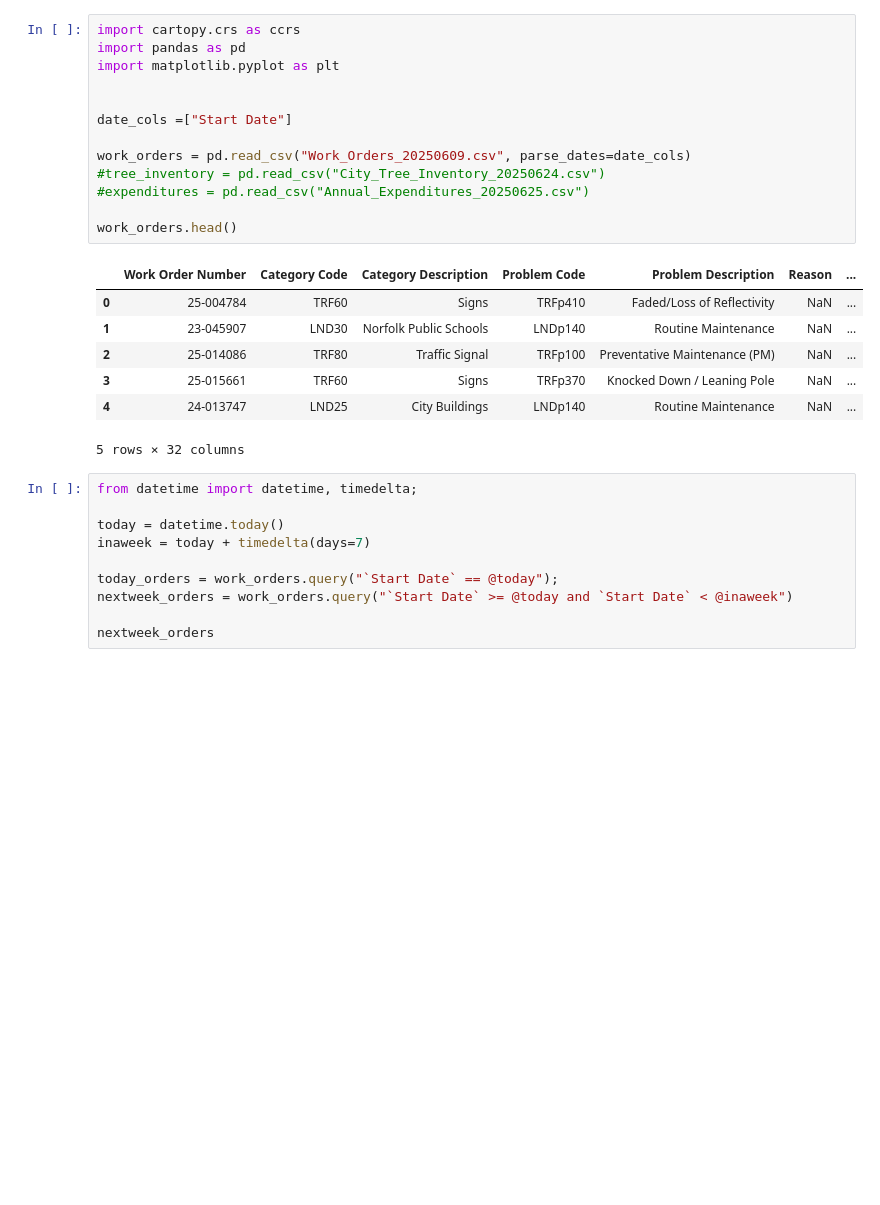
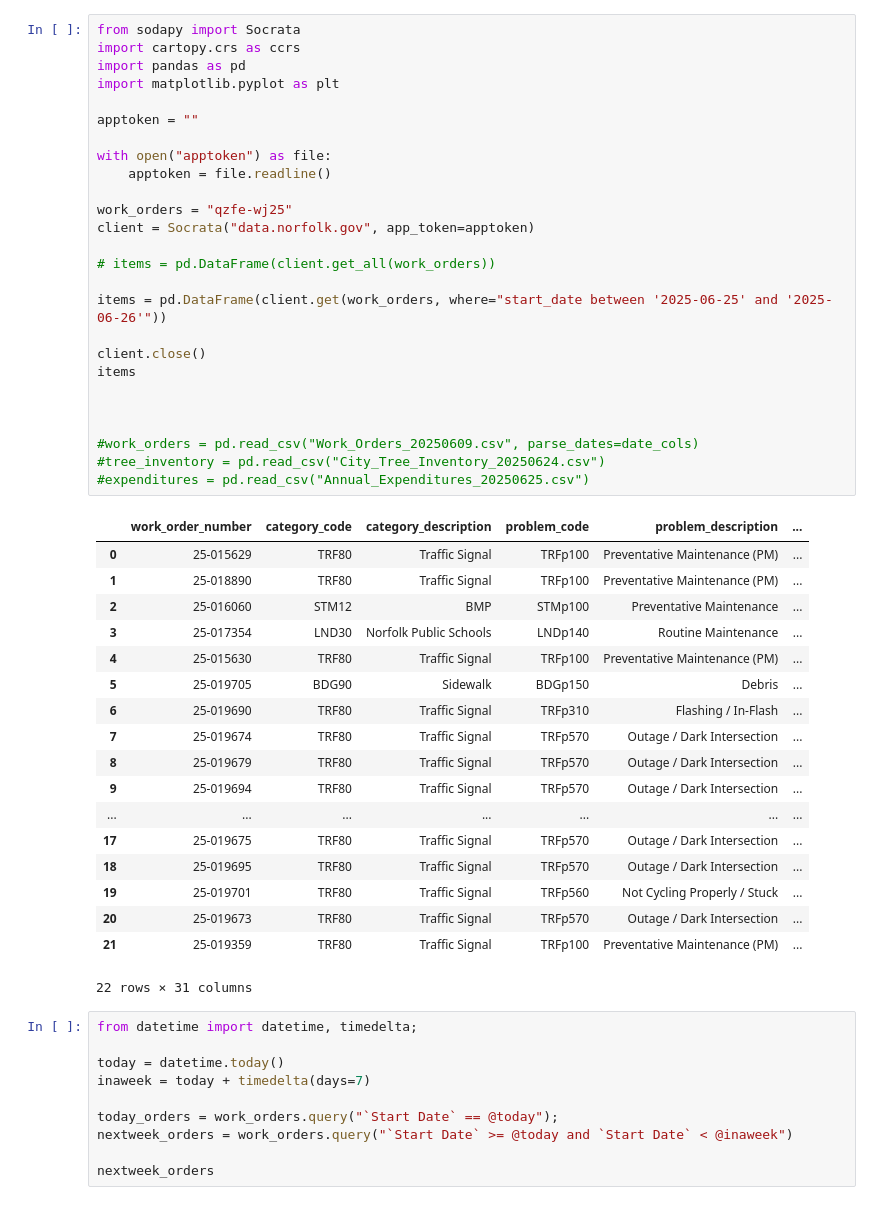
Before and after one commit to jedelman/WorkOrders, a Jupyter notebook: sandbox.ipynb, the cells around one changed output. Saved outputs shown, nothing was run; the diff lists cells and outputs as text; blank space fills up the shorter version.

```diff
--- a/sandbox.ipynb
+++ b/sandbox.ipynb
@@ -1,24 +1,48 @@
 # %%
+from sodapy import Socrata
 import cartopy.crs as ccrs
 import pandas as pd
 import matplotlib.pyplot as plt
 
+apptoken = ""
 
-date_cols =["Start Date"]
+with open("apptoken") as file:
+    apptoken = file.readline()
 
-work_orders = pd.read_csv("Work_Orders_20250609.csv", parse_dates=date_cols)
+work_orders = "qzfe-wj25"
+client = Socrata("data.norfolk.gov", app_token=apptoken)
+
+# items = pd.DataFrame(client.get_all(work_orders))
+
+items = pd.DataFrame(client.get(work_orders, where="start_date between '2025-06-25' and '2025-06-26'"))
+
+client.close()
+items
+
+
+
+#work_orders = pd.read_csv("Work_Orders_20250609.csv", parse_dates=date_cols)
 #tree_inventory = pd.read_csv("City_Tree_Inventory_20250624.csv")
 #expenditures = pd.read_csv("Annual_Expenditures_20250625.csv")
-
-work_orders.head()
 # %% [output]
-|  | Work Order Number | Category Code | Category Description | Problem Code | Problem Description | Reason | ... |
-| 0 | 25-004784 | TRF60 | Signs | TRFp410 | Faded/Loss of Reflectivity | NaN | ... |
-| 1 | 23-045907 | LND30 | Norfolk Public Schools | LNDp140 | Routine Maintenance | NaN | ... |
-| 2 | 25-014086 | TRF80 | Traffic Signal | TRFp100 | Preventative Maintenance (PM) | NaN | ... |
-| 3 | 25-015661 | TRF60 | Signs | TRFp370 | Knocked Down / Leaning Pole | NaN | ... |
-| 4 | 24-013747 | LND25 | City Buildings | LNDp140 | Routine Maintenance | NaN | ... |
+|  | work_order_number | category_code | category_description | problem_code | problem_description | ... |
+| 0 | 25-015629 | TRF80 | Traffic Signal | TRFp100 | Preventative Maintenance (PM) | ... |
+| 1 | 25-018890 | TRF80 | Traffic Signal | TRFp100 | Preventative Maintenance (PM) | ... |
+| 2 | 25-016060 | STM12 | BMP | STMp100 | Preventative Maintenance | ... |
+| 3 | 25-017354 | LND30 | Norfolk Public Schools | LNDp140 | Routine Maintenance | ... |
+| 4 | 25-015630 | TRF80 | Traffic Signal | TRFp100 | Preventative Maintenance (PM) | ... |
+| 5 | 25-019705 | BDG90 | Sidewalk | BDGp150 | Debris | ... |
+| 6 | 25-019690 | TRF80 | Traffic Signal | TRFp310 | Flashing / In-Flash | ... |
+| 7 | 25-019674 | TRF80 | Traffic Signal | TRFp570 | Outage / Dark Intersection | ... |
+| 8 | 25-019679 | TRF80 | Traffic Signal | TRFp570 | Outage / Dark Intersection | ... |
+| 9 | 25-019694 | TRF80 | Traffic Signal | TRFp570 | Outage / Dark Intersection | ... |
+| ... | ... | ... | ... | ... | ... | ... |
+| 17 | 25-019675 | TRF80 | Traffic Signal | TRFp570 | Outage / Dark Intersection | ... |
+| 18 | 25-019695 | TRF80 | Traffic Signal | TRFp570 | Outage / Dark Intersection | ... |
+| 19 | 25-019701 | TRF80 | Traffic Signal | TRFp560 | Not Cycling Properly / Stuck | ... |
+| 20 | 25-019673 | TRF80 | Traffic Signal | TRFp570 | Outage / Dark Intersection | ... |
+| 21 | 25-019359 | TRF80 | Traffic Signal | TRFp100 | Preventative Maintenance (PM) | ... |
-5 rows × 32 columns
+22 rows × 31 columns
 # %%
 from datetime import datetime, timedelta;
 
```
Also changed, not shown: 4 other files.
